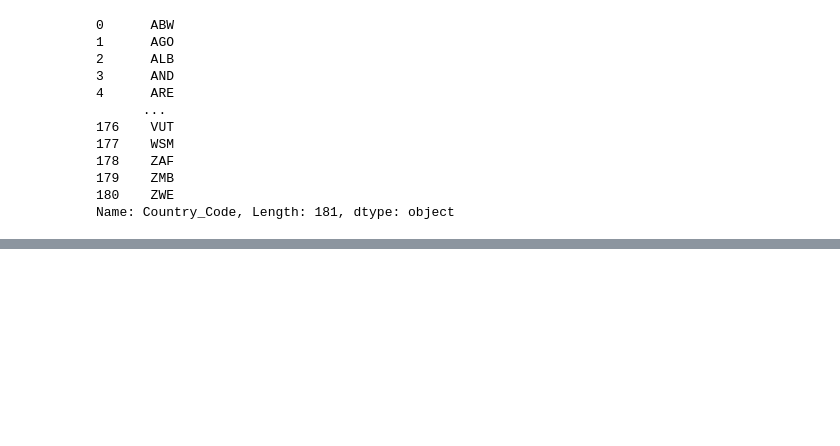
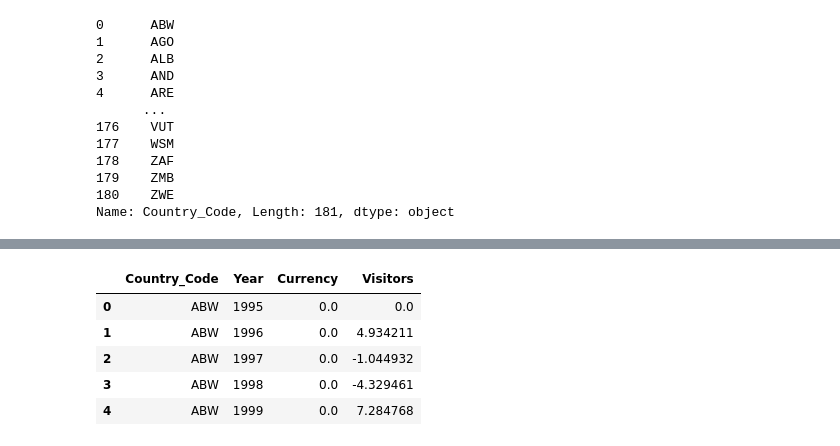
Before and after one commit to scottstossel/datasci-209-final-project, a Jupyter notebook: notebooks/currency_analysis.ipynb, the cells around one changed output, grey strips where cells are left out. Cells and saved outputs as stored; diff of their text form; code cells hidden in the pictures; blank space fills up the shorter version.

```diff
--- a/notebooks/currency_analysis.ipynb
+++ b/notebooks/currency_analysis.ipynb
@@ -309,3 +264,31 @@ map_chart = alt.Chart(countries).mark_geoshape().encode(
 map_chart
 # %% [output]
 [interactive output not drawn]
+# %%
+# reshape df
+df_melted = df_combined.melt(id_vars=['Country_Code'],
+    var_name='Metric',
+    value_name='Value')
+
+# Extract Year and Metric Type
+df_melted['Year'] = df_melted['Metric'].str.extract(r'(\d{4})')
+df_melted['Type'] = df_melted['Metric'].str.extract(r'_(\w+)$')
+
+# Pivot table so that we have separate columns for Currency & Visitors
+df_melted = df_melted.pivot_table(index=['Country_Code', 'Year'],
+    columns='Type',
+    values='Value').reset_index()
+
+# Rename columns for clarity
+df_melted.columns = ['Country_Code', 'Year', 'Currency', 'Visitors']
+
+# Convert year to integer for selection
+df_melted['Year'] = df_melted['Year'].astype(int)
+df_melted.head()
+# %% [output]
+|  | Country_Code | Year | Currency | Visitors |
+| 0 | ABW | 1995 | 0.0 | 0.0 |
+| 1 | ABW | 1996 | 0.0 | 4.934211 |
+| 2 | ABW | 1997 | 0.0 | -1.044932 |
+| 3 | ABW | 1998 | 0.0 | -4.329461 |
+| 4 | ABW | 1999 | 0.0 | 7.284768 |
```
Also changed, not shown: parts of 8 cells of this notebook.
